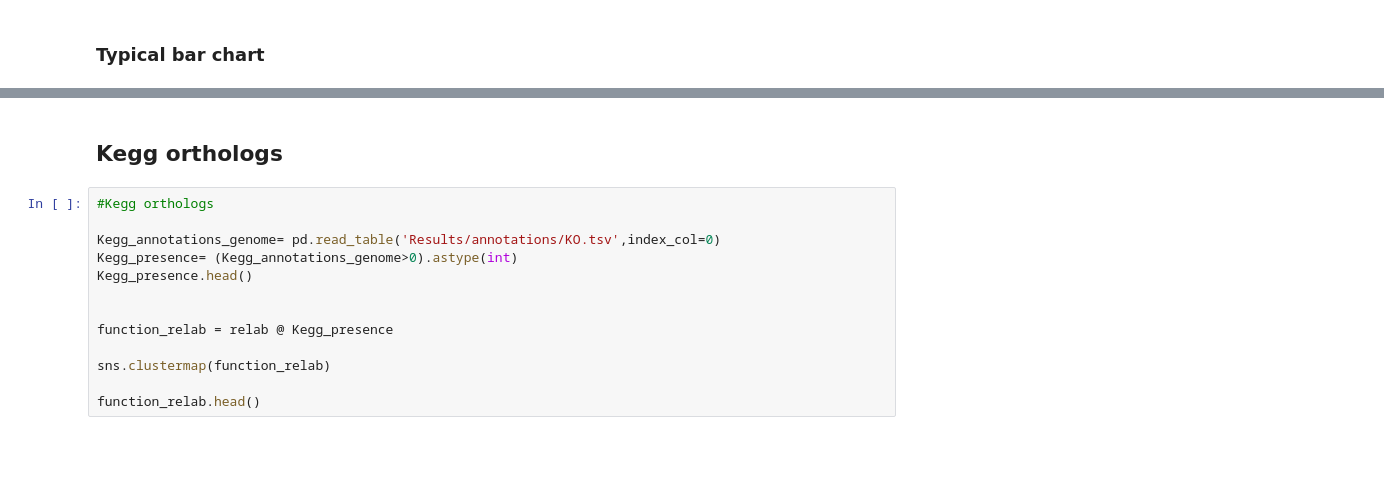
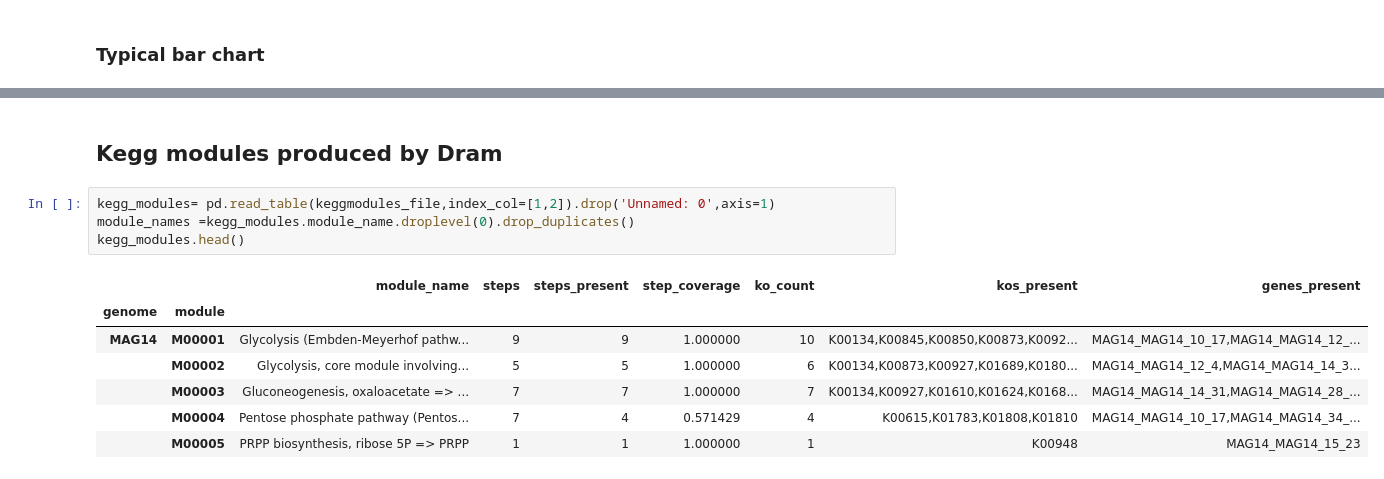
Before and after one commit to metagenome-atlas/Tutorial, a Jupyter notebook: Python/Annotations.ipynb, the cells around one changed output, grey strips where cells are left out. Cells and saved outputs as stored; diff of their text form; blank space fills up the shorter version.

```diff
--- a/Python/Annotations.ipynb
+++ b/Python/Annotations.ipynb
@@ -166,15 +198,14 @@ function_relab.head()
-# %% [markdown]
-## Kegg orthologs
-# %%
-#Kegg orthologs
-
-Kegg_annotations_genome= pd.read_table('Results/annotations/KO.tsv',index_col=0)
-Kegg_presence= (Kegg_annotations_genome>0).astype(int)
-Kegg_presence.head()
-
-
-function_relab = relab @ Kegg_presence
-
-sns.clustermap(function_relab)
-
-function_relab.head()
+# %% [markdown]
+## Kegg modules produced by Dram
+# %%
+kegg_modules= pd.read_table(keggmodules_file,index_col=[1,2]).drop('Unnamed: 0',axis=1)
+module_names =kegg_modules.module_name.droplevel(0).drop_duplicates()
+kegg_modules.head()
+# %% [output]
+|  |  | module_name | steps | steps_present | step_coverage | ko_count | kos_present | genes_present |
+| genome | module |  |  |  |  |  |  |  |
+| MAG14 | M00001 | Glycolysis (Embden-Meyerhof pathw... | 9 | 9 | 1.000000 | 10 | K00134,K00845,K00850,K00873,K0092... | MAG14_MAG14_10_17,MAG14_MAG14_12_... |
+|  | M00002 | Glycolysis, core module involving... | 5 | 5 | 1.000000 | 6 | K00134,K00873,K00927,K01689,K0180... | MAG14_MAG14_12_4,MAG14_MAG14_14_3... |
+|  | M00003 | Gluconeogenesis, oxaloacetate => ... | 7 | 7 | 1.000000 | 7 | K00134,K00927,K01610,K01624,K0168... | MAG14_MAG14_14_31,MAG14_MAG14_28_... |
+|  | M00004 | Pentose phosphate pathway (Pentos... | 7 | 4 | 0.571429 | 4 | K00615,K01783,K01808,K01810 | MAG14_MAG14_10_17,MAG14_MAG14_34_... |
+|  | M00005 | PRPP biosynthesis, ribose 5P => PRPP | 1 | 1 | 1.000000 | 1 | K00948 | MAG14_MAG14_15_23 |
```
Also changed, not shown: parts of 22 cells of this notebook, 1 other file.
